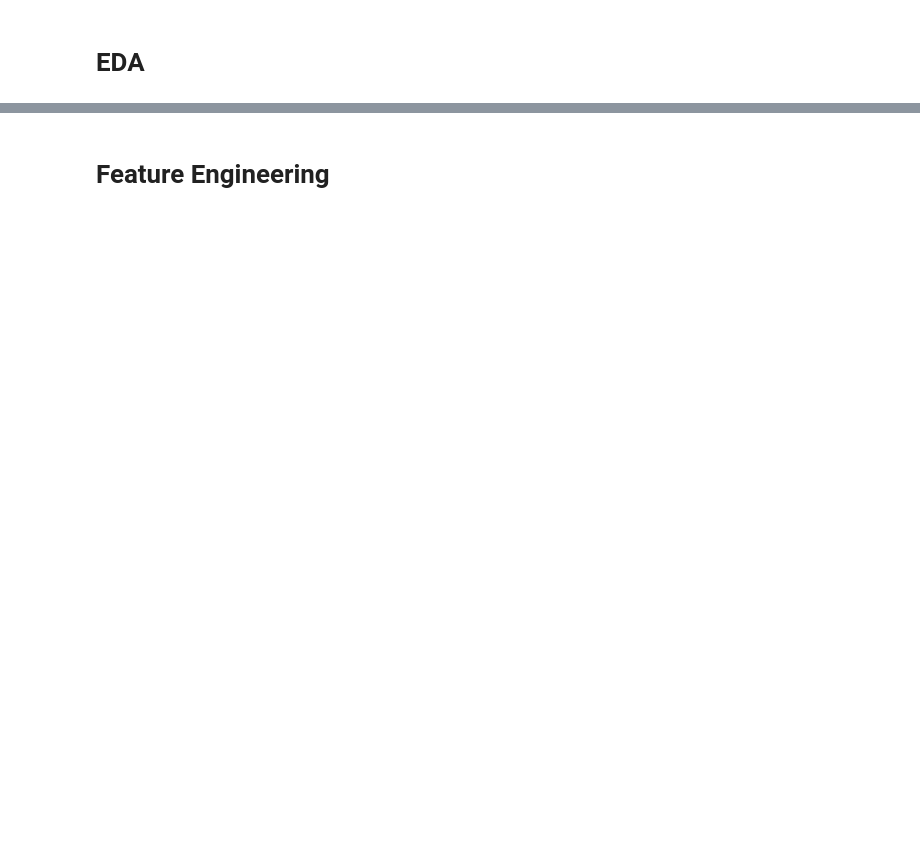
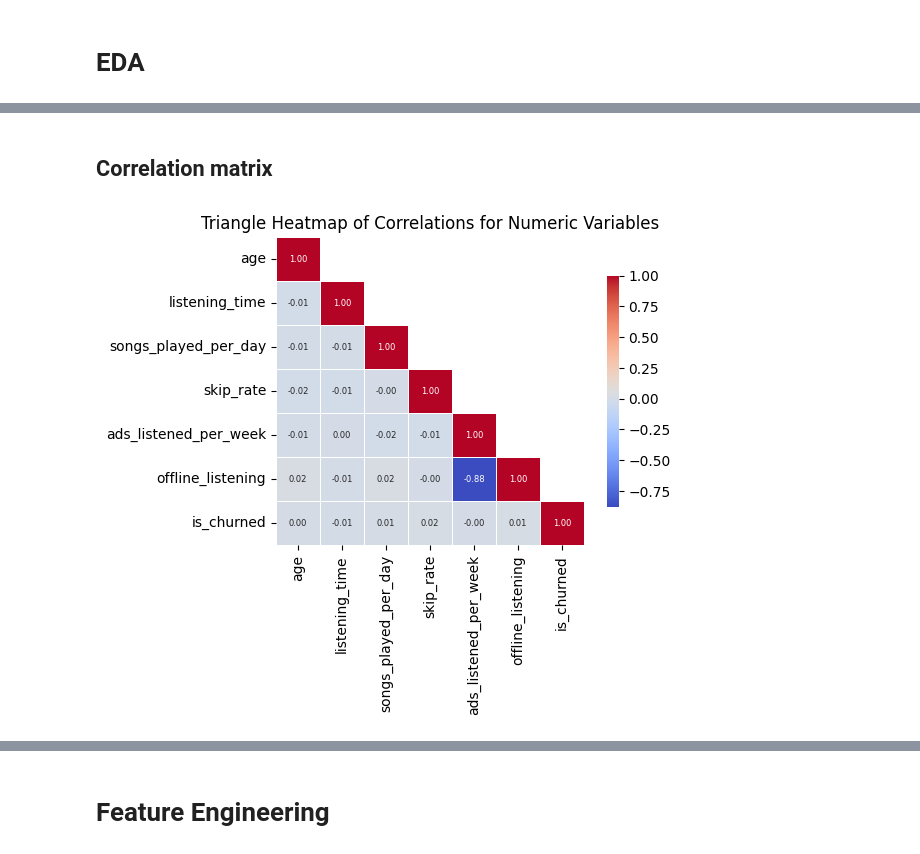
Before and after one commit to xuany823/ADS505_Final_Project, a Jupyter notebook: Spotify_Churn.ipynb, the cells around one changed output, grey strips where cells are left out. Saved outputs shown, nothing was run; the diff lists cells and outputs as text; code cells hidden in the pictures; blank space fills up the shorter version.

```diff
--- a/Spotify_Churn.ipynb
+++ b/Spotify_Churn.ipynb
@@ -155,0 +206,21 @@ There were no missing values in the dataset.
+# %% [markdown]
+## Correlation matrix
+# %%
+# Correlation heatmap for the numeric variables
+corr = df.corr(numeric_only=True)
+
+# Create a mask for the upper triangle, excluding the diagonal
+mask = np.triu(np.ones_like(corr, dtype=bool), k=1)
+
+# Set up the matplotlib figure
+plt.figure(figsize=(6, 4))
+
+# heatmap
+sns.heatmap(corr, mask=mask, cmap="coolwarm", annot=True,
+            square=True, linewidths=0.5, annot_kws={"size": 6},
+            fmt=".2f", cbar_kws={"shrink": 0.75})
+
+plt.title("Triangle Heatmap of Correlations for Numeric Variables")
+plt.show()
+# %% [output]
+[figure, added]
```
Also changed, not shown: parts of 76 cells of this notebook.
